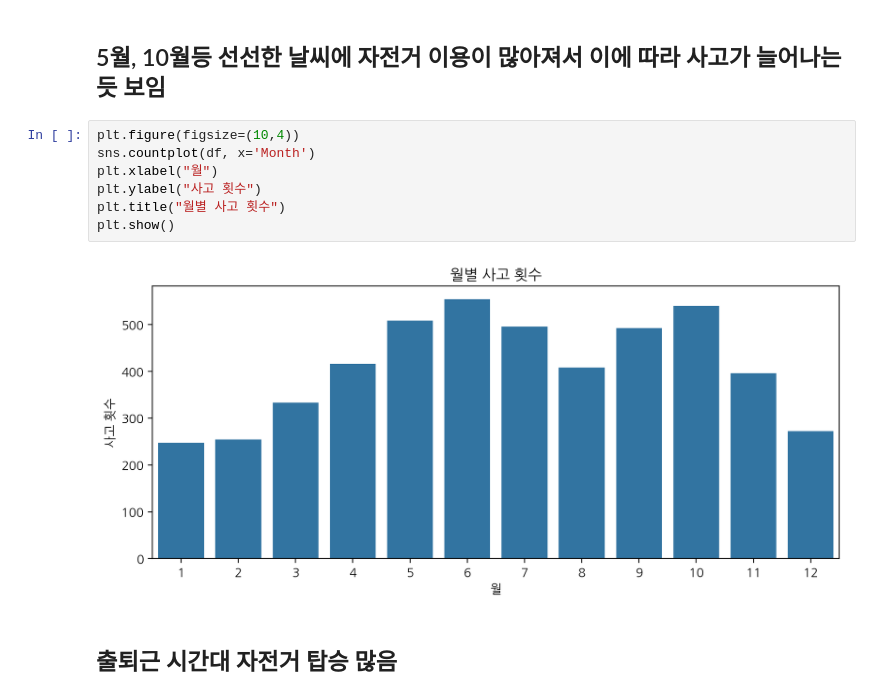
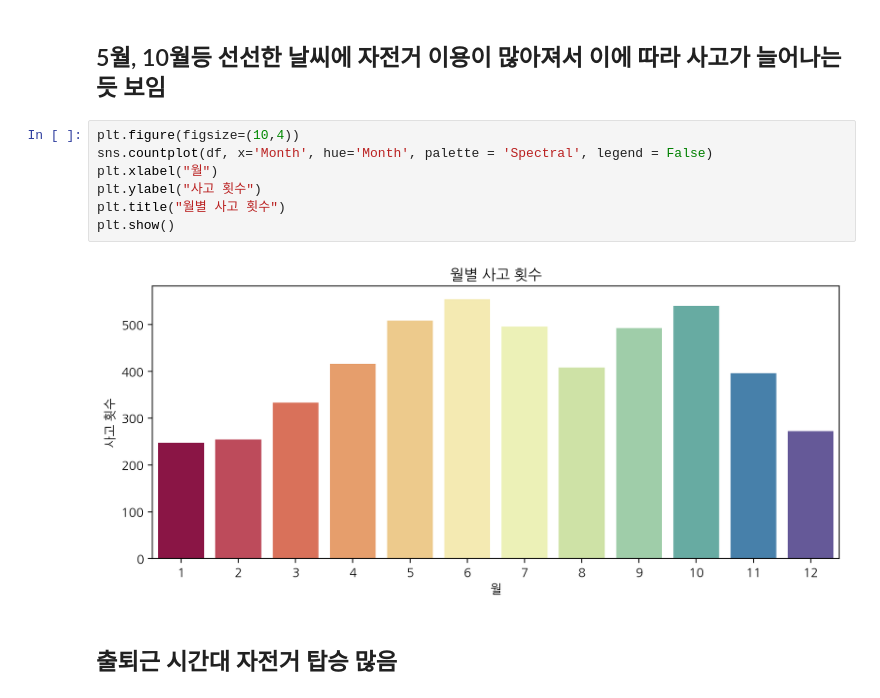
Before and after one commit to yeojeong735/25-BDA-TeamDP, a Jupyter notebook: 25_BDA_BikeCrash_TeamDP.ipynb, the cells around one changed output. Cells and saved outputs as stored; diff of their text form.

```diff
--- a/25_BDA_BikeCrash_TeamDP.ipynb
+++ b/25_BDA_BikeCrash_TeamDP.ipynb
@@ -163,13 +164,13 @@ plt.show()
 ## 5월, 10월등 선선한 날씨에 자전거 이용이 많아져서 이에 따라 사고가 늘어나는 듯 보임
 # %%
 plt.figure(figsize=(10,4))
-sns.countplot(df, x='Month')
+sns.countplot(df, x='Month', hue='Month', palette = 'Spectral', legend = False)
 plt.xlabel("월")
 plt.ylabel("사고 횟수")
 plt.title("월별 사고 횟수")
 plt.show()
 # %% [output]
-[figure, old version]
+[figure, new version]
 # %% [markdown]
 ## 출퇴근 시간대 자전거 탑승 많음
 # %%
```
Also changed, not shown: parts of 1 cell of this notebook.
